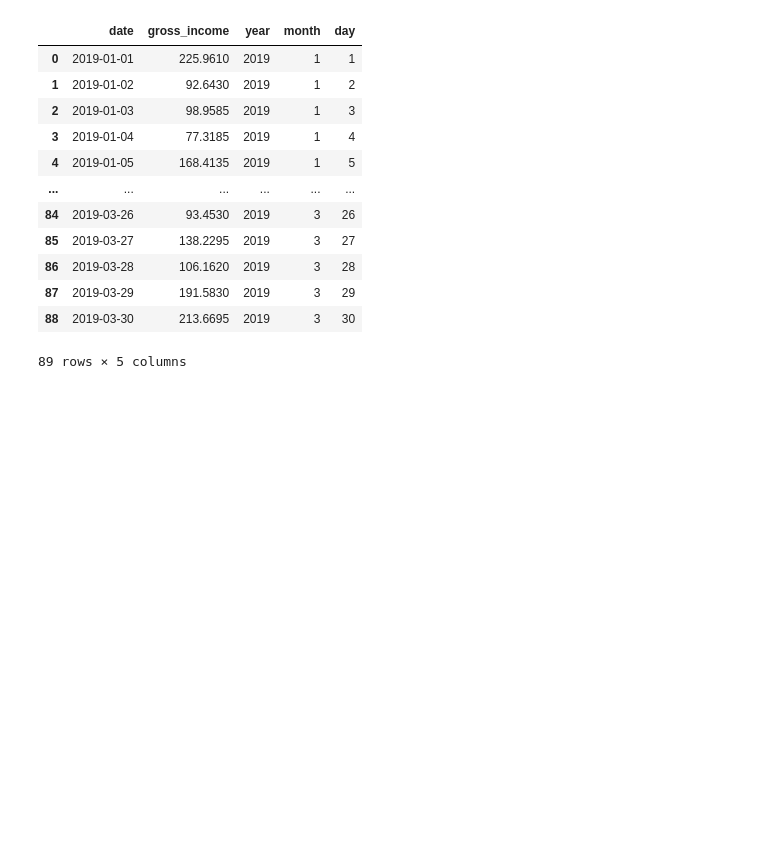
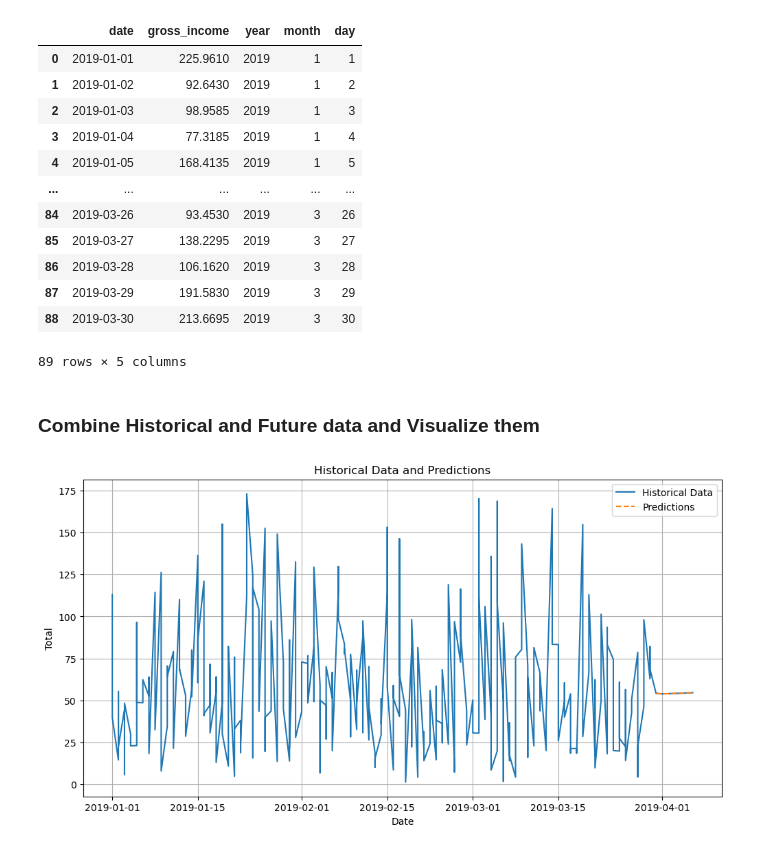
Before and after one commit to MustafaAldabbas/Machine_learning_superMarket, a Jupyter notebook: Notebook/Natalia.ipynb, the cells around one changed output. Drawn from its saved outputs; the diff is of its cells as text; code cells hidden in the pictures; blank space fills up the shorter version.

```diff
--- a/Notebook/Natalia.ipynb
+++ b/Notebook/Natalia.ipynb
@@ -52,6 +52,6 @@ Libraries successfully imported!
 #### Loading and preparing the data
 # %%
 #import dataset
-df = pd.read_csv("../df_cleaned.csv")
+df = pd.read_csv("../Dataset/cleaned/df_cleaned.csv")
 df.head()
 # %% [output]
@@ -234,13 +243,13 @@ combined_df_encoded1['unit_price_roll7'] = combined_df_encoded1['unit_price'].ro
 6. Transform 'Day' Column into Sine and Cosine Components:
 # %%
 # Transform 'day' column into sine and cosine components
-combined_df_encoded['day_sin'] = np.sin(2 * np.pi * combined_df_encoded['day'] / 31)
-combined_df_encoded['day_cos'] = np.cos(2 * np.pi * combined_df_encoded['day'] / 31)
+combined_df_encoded1['day_sin'] = np.sin(2 * np.pi * combined_df_encoded1['day'] / 31)
+combined_df_encoded1['day_cos'] = np.cos(2 * np.pi * combined_df_encoded1['day'] / 31)
 # %% [markdown]
 7. Drop Rows with NaN Values and Calculate Rows Lost:
 # %%
 # Drop rows with NaN values resulting from the lag and rolling operations
-combined_df_encoded_dropped = combined_df_encoded.dropna().reset_index(drop=True)
+combined_df_encoded_dropped = combined_df_encoded1.dropna().reset_index(drop=True)
 # %% [markdown]
 ### Model Development
 #### Train Test Split
@@ -933,3 +970,25 @@ gross_income_by_date
 | 87 | 2019-03-29 | 191.5830 | 2019 | 3 | 29 |
 | 88 | 2019-03-30 | 213.6695 | 2019 | 3 | 30 |
 89 rows × 5 columns
+# %% [markdown]
+### **Combine Historical and Future data and Visualize them**
+# %%
+import matplotlib.pyplot as plt
+
+# Combine historical data and future predictions
+combined_df_encoded1['date'] = pd.to_datetime(combined_df_encoded1['date'])
+predictions_df = future_df[['date', 'total_predictions']].rename(columns={'total_predictions': 'gross_income'})
+combined_data = pd.concat([combined_df_encoded1[['date', 'gross_income']], predictions_df], ignore_index=True)
+
+# Plot the combined data
+plt.figure(figsize=(12, 6))
+plt.plot(combined_data['date'], combined_data['gross_income'], label='Historical Data')
+plt.plot(predictions_df['date'], predictions_df['gross_income'], label='Predictions', linestyle='--')
+plt.xlabel('Date')
+plt.ylabel('Total')
+plt.title('Historical Data and Predictions')
+plt.legend()
+plt.grid(True)
+plt.show()
+# %% [output]
+[figure, added]
```
Also changed, not shown: parts of 12 cells of this notebook, 6 other files.
